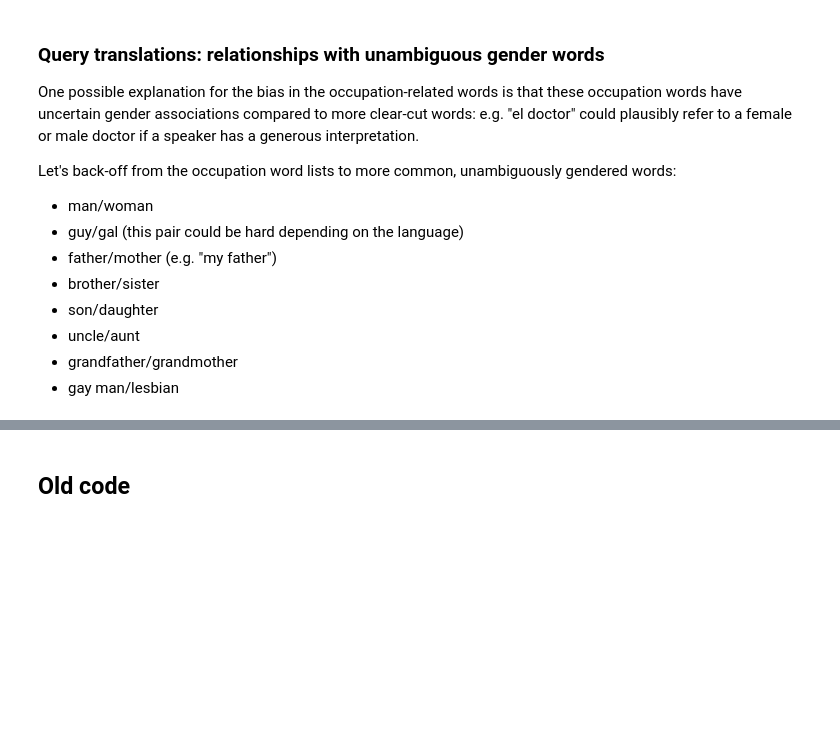
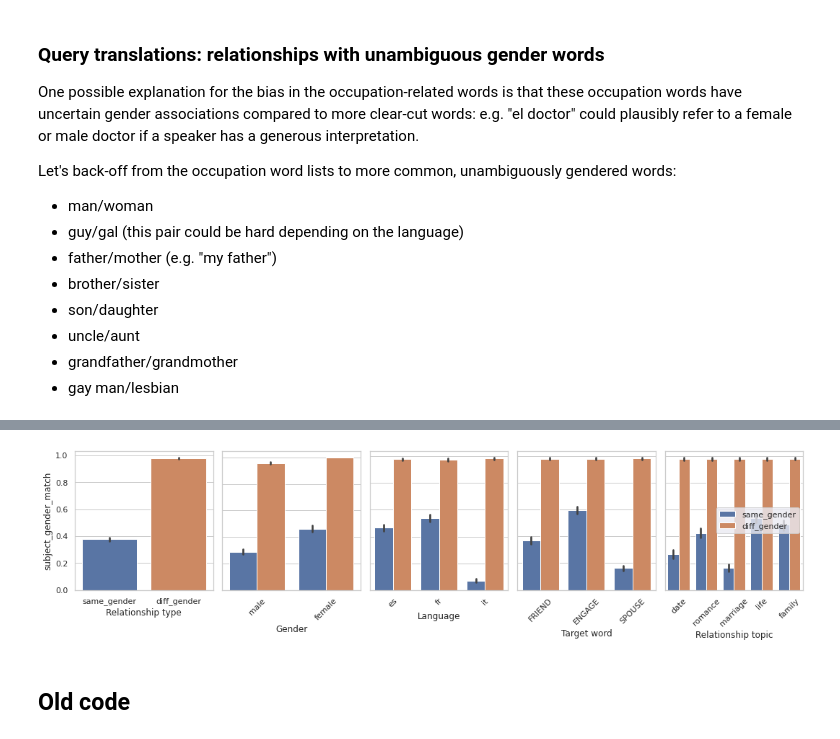
Before and after one commit to ianbstewart/multilingual-same-gender-bias, a Jupyter notebook: query_translations.ipynb, the cells around one changed output, grey strips where cells are left out. Cells and saved outputs as stored; diff of their text form; code cells hidden in the pictures; blank space fills up the shorter version.

```diff
--- a/query_translations.ipynb
+++ b/query_translations.ipynb
@@ -1260,0 +1354,11 @@ Let's back-off from the occupation word lists to more common, unambiguously gend
+# %%
+from data_helpers import load_clean_translation_data
+same_gender_sentence_data_file = 'data/multilingual_occupation_relationship=samegender_subjectinfo=genderdescriptor_model=googletranslate_translations.gz'
+diff_gender_sentence_data_file = 'data/multilingual_occupation_relationship=diffgender_subjectinfo=genderdescriptor_model=googletranslate_translations.gz'
+same_gender_sentence_data = load_clean_translation_data(same_gender_sentence_data_file)
+diff_gender_sentence_data = load_clean_translation_data(diff_gender_sentence_data_file)
+translation_sent_data = pd.concat([
+    same_gender_sentence_data,
+    diff_gender_sentence_data,
+], axis=0)
+display(translation_sent_data.head())
@@ -1261,3 +1373,11 @@ Let's back-off from the occupation word lists to more common, unambiguously gend
+# %%
+## plot all the scores again lol
+from data_helpers import plot_scores_by_attr
+plot_scores_by_attr(translation_sent_data, score_var='subject_gender_match',
+                    type_var='relationship_type', type_var_name='Relationship type',
+                    plot_attr_vars=None)
+# %% [output]
+[figure, added]
 # %% [markdown]
 ## Old code
 # %%
```
Also changed, not shown: parts of 8 cells of this notebook, 2 other files.
